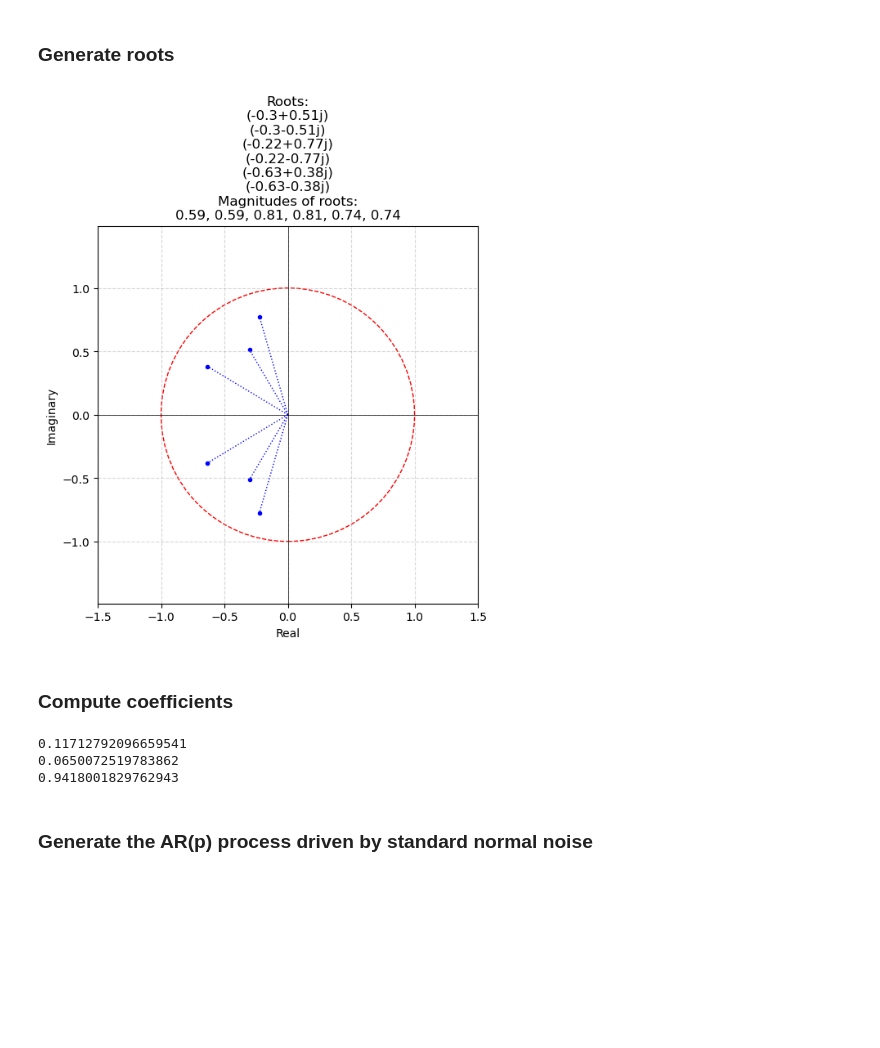
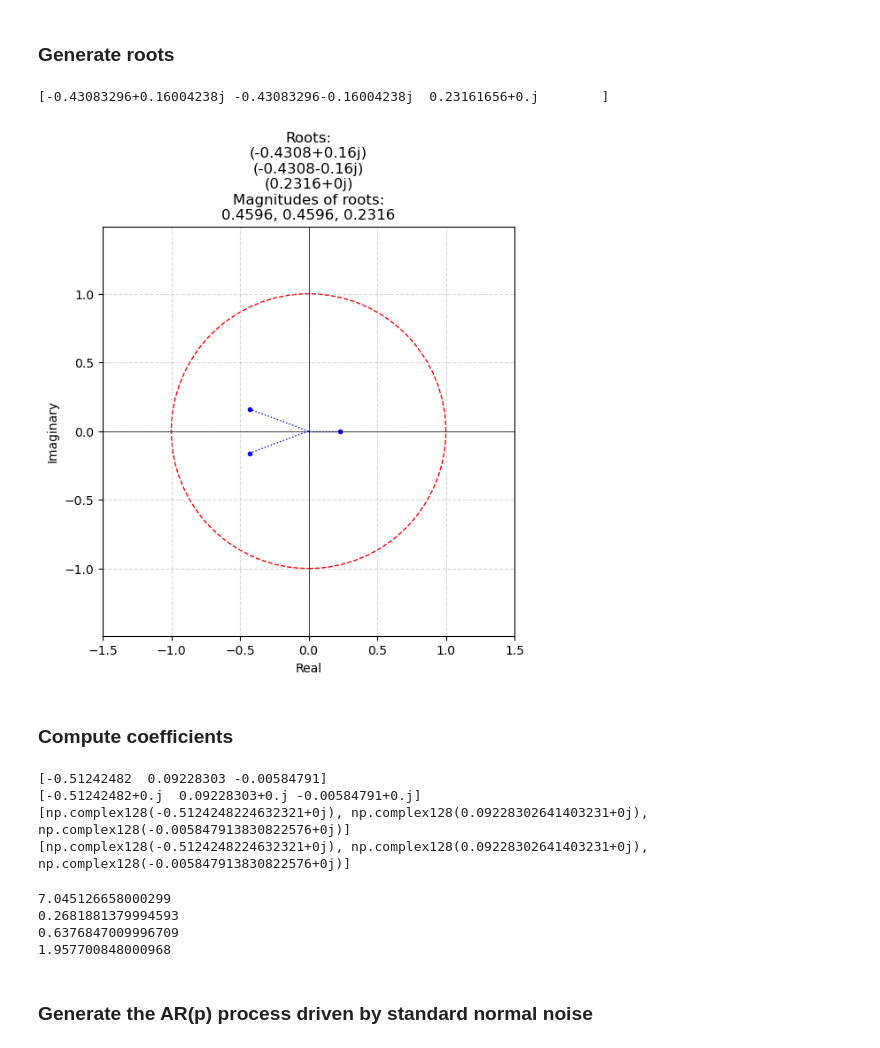
Before and after one commit to reebme/time-imputation-benchmark, a Jupyter notebook: Notebooks/01_Prepare_Data.ipynb, the cells around one changed output. Saved outputs shown, nothing was run; the diff lists cells and outputs as text; code cells hidden in the pictures; blank space fills up the shorter version.

```diff
--- a/Notebooks/01_Prepare_Data.ipynb
+++ b/Notebooks/01_Prepare_Data.ipynb
@@ -144,42 +162,3 @@ synth_ts = pd.DataFrame(index = date_index)
 ## Stationary AR(p)
 # %% [markdown]
 ### Generate roots
-# %%
-def generate_stationary_roots(p):
-    """
-    Generate p roots for the characteristic polynomial of an AR(p) process.
-    Characteristic polynomial is of the form z^p - phi_1*z^p-1 - ... - phi_p-1*z - phi_p = 0
-    (Z-transfer approach for characteristic polynomial representation.)
-    Complex roots are generated as a pair (radius, angle theta) which then fulfill
-    root = radius(cos(theta) + j*sin(theta))
-    Ensure conditions:
-    - all roots are inside of the unit circle,
-    - complex roots occur in conjugate pairs,
-    - if p is odd, at least one root is real.
-
-    Returns:
-    ndarray: roots of AR(p) characteristic polynomial
-    """
-    rng = np.random.default_rng()
-
-    roots = []
-    num_complex_pairs = p // 2  # Number of complex conjugate pairs
-    num_real = p % 2  # If p is odd, we need one real root
-
-    # Set small lower bound to avoid trivial terms
-    lower_bound = 1e-8
-
-    # Generate complex roots in conjugate pairs
-    for _ in range(num_complex_pairs):
-        r = rng.uniform(lower_bound, 1)  # Generate length. Ensure |z| < 1
-        theta = rng.uniform(0, np.pi)  # Random angle for complex number
-        complex_root = r * np.exp(1j * theta)  # Convert to a complex form
-        roots.append(complex_root)
-        roots.append(np.conj(complex_root))  # Add a conjugate pair
-
-    # If p is odd, add a real root
-    if num_real == 1:
-        real_root = rng.uniform(lower_bound, 1)  # Ensure |z| < 1
-        roots.append(real_root)
-
-    return np.array(roots)
@@ -236,8 +165,10 @@ def plot_roots_with_unit_circle(roots):
 # %%
-p = 6
+p = 3
 roots = generate_stationary_roots(p)
+print(roots)
 plot_roots_with_unit_circle(roots)
 # %% [output]
+[-0.43083296+0.16004238j -0.43083296-0.16004238j  0.23161656+0.j        ]
-[figure, old version]
+[figure, new version]
 # %% [markdown]
 ### Compute coefficients
@@ -332,3 +179,16 @@ def calculate_vietas_coeffs(roots):
+# %%
+n_runs = 1
+root_set = [generate_stationary_roots(3) for _ in range(n_runs)]
+for n in range(n_runs):
+    check_coefs(compute_poly_coeffs_old, root_set)
+    check_coefs(compute_poly_coeffs_new, root_set)
+    check_coefs(calculate_vietas_coeffs, root_set)
+    check_coefs(vieta_brute_force, root_set)
+# %% [output]
+[-0.51242482  0.09228303 -0.00584791]
+[-0.51242482+0.j  0.09228303+0.j -0.00584791+0.j]
+[np.complex128(-0.5124248224632321+0j), np.complex128(0.09228302641403231+0j), np.complex128(-0.005847913830822576+0j)]
+[np.complex128(-0.5124248224632321+0j), np.complex128(0.09228302641403231+0j), np.complex128(-0.005847913830822576+0j)]
 # %%
 def benchmark_function_on_fixed_roots(func, random_roots_sets):
     for roots in random_roots_sets:
@@ -336,14 +196,16 @@ def benchmark_function_on_fixed_roots(func, random_roots_sets):
 # %%
 import timeit
 n_runs = 100
-root_set = [generate_stationary_roots(3) for _ in range(n_runs)]
+root_set = [generate_stationary_roots(10) for _ in range(n_runs)]
 
 print(timeit.timeit(lambda: benchmark_function_on_fixed_roots(vieta_brute_force, root_set), number = n_runs))
 print(timeit.timeit(lambda: benchmark_function_on_fixed_roots(calculate_vietas_coeffs, root_set), number = n_runs))
-print(timeit.timeit(lambda: benchmark_function_on_fixed_roots(compute_ar_coefficients, root_set), number = n_runs))
+print(timeit.timeit(lambda: benchmark_function_on_fixed_roots(compute_poly_coeffs_old, root_set), number = n_runs))
+print(timeit.timeit(lambda: benchmark_function_on_fixed_roots(compute_poly_coeffs_new, root_set), number = n_runs))
 # %% [output]
-0.11712792096659541
-0.0650072519783862
-0.9418001829762943
+7.045126658000299
+0.2681881379994593
+0.6376847009996709
+1.957700848000968
 # %% [markdown]
 ### Generate the AR(p) process driven by standard normal noise
```
Also changed, not shown: parts of 9 cells of this notebook, 2 other files.
